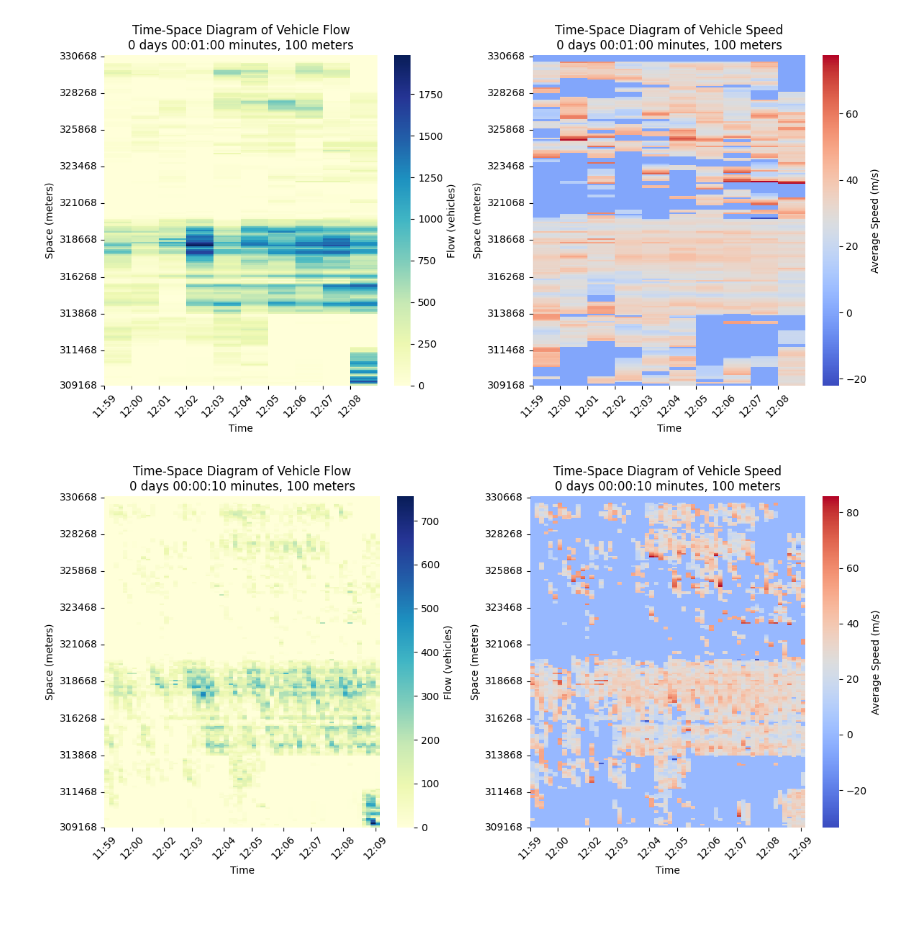
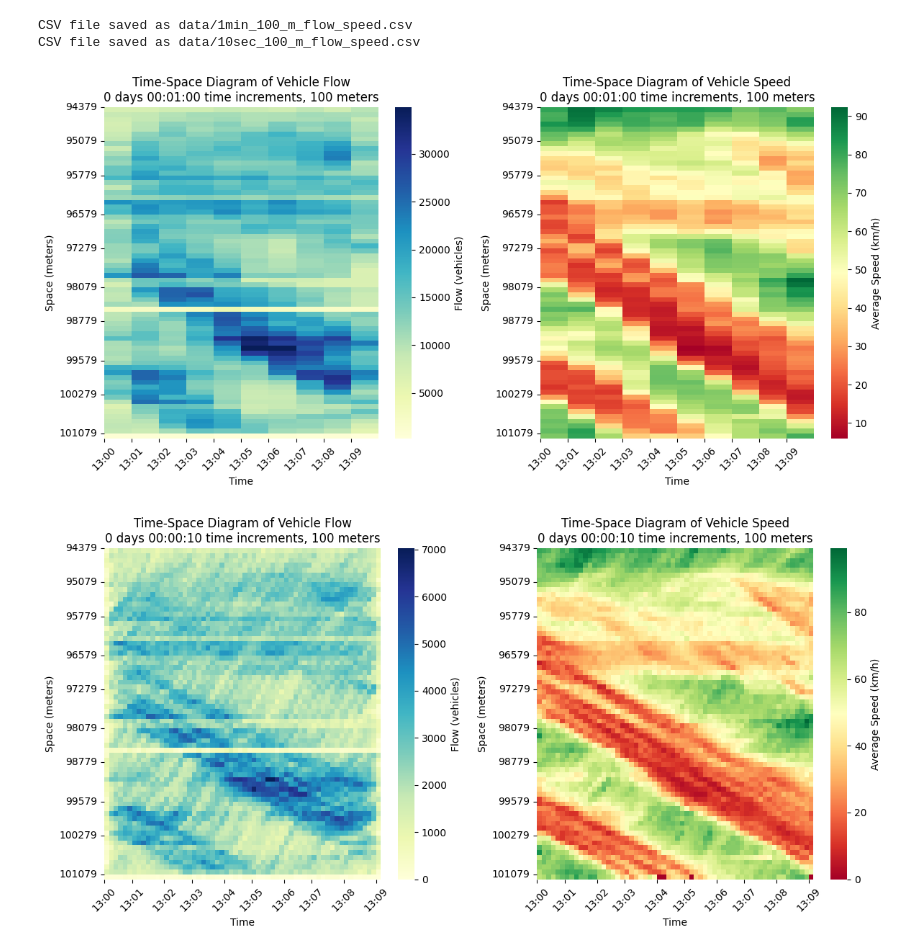
Before and after one commit to woxsao/macroscopic-sim-calibration, a Jupyter notebook: FlowSpeed.ipynb, the cells around one changed output. Drawn from its saved outputs; the diff is of its cells as text; code cells hidden in the pictures; blank space fills up the shorter version.

```diff
--- a/FlowSpeed.ipynb
+++ b/FlowSpeed.ipynb
@@ -59,5 +101,6 @@ def load_trajectories(file_path, trajectory_timeframe = pd.Timedelta(minutes=10)
 # %%
 input_filename = "6386d89efb3ff533c12df167__post10.json"
 file_path = os.path.join("/Users/MonicaChan/Desktop/wu-lab/data_tutorial/11-30-2022/", input_filename)
-westbound_trajectories_10_mins_df = load_trajectories(file_path, pd.Timedelta(minutes=10))
+min_t = pd.to_datetime("2022-11-30 13:00:00.400000095")
+westbound_trajectories_10_mins_df = load_trajectories(file_path, pd.Timedelta(minutes=10), min_t)
 # %% [output]
@@ -81,5 +126,5 @@ Loaded 3455 westbound trajectories.
 # %%
-def get_flow_speed_matrix(df, time_interval=pd.Timedelta(minutes=1), space_interval=100):
+def get_flow_speed_matrix(df, time_interval=pd.Timedelta(minutes=1), space_interval=100, output_filename="output.csv"):
     # Compute min/max for time and space
     t_min, t_max = df["timestamp"].min(), df["timestamp"].max()
     x_min, x_max = df["x_position"].min(), df["x_position"].max()
@@ -114,5 +159,6 @@ def get_flow_speed_matrix(df, time_interval=pd.Timedelta(minutes=1), space_inter
     flow_matrix[:flow_counts.shape[0], :flow_counts.shape[1]] = flow_counts.values
     if speed_means is not None:
         speed_matrix[:speed_means.shape[0], :speed_means.shape[1]] = speed_means.values
-
+    full_filepath = "data/" + output_filename
+    form_csv(flow_matrix, speed_matrix, time_interval, space_interval, t_min, t_max, x_min, x_max, full_filepath)
     return flow_matrix, speed_matrix
@@ -134,40 +199,43 @@ def plot_matrices(flow_matrix, speed_matrix, time_increment, space_increment, t_
     # Create heatmap for flow matrix
     ax1 = plt.subplot(1, 2, 1)
     sns.heatmap(flow_matrix.T, cmap="YlGnBu", xticklabels=time_labels, yticklabels=space_labels[::-1], cbar_kws={'label': 'Flow (vehicles)'})
-    plt.title(f"Time-Space Diagram of Vehicle Flow\n{time_increment} minutes, {space_increment} meters")
+    plt.title(f"Time-Space Diagram of Vehicle Flow\n{time_increment} time increments, {space_increment} meters")
     plt.xlabel("Time")
     plt.ylabel("Space (meters)")
     plt.xticks(time_ticks, time_labels, rotation=45)
     plt.yticks(space_ticks, space_labels)
-    ax1.invert_yaxis()  # Reverse the y-axis
+    # ax1.invert_yaxis()  # Reverse the y-axis
 
     # Plot the speed matrix
     ax2 = plt.subplot(1, 2, 2)
-    sns.heatmap(speed_matrix.T, cmap="coolwarm", xticklabels=time_labels, yticklabels=space_labels[::-1], cbar_kws={'label': 'Average Speed (m/s)'})
-    plt.title(f"Time-Space Diagram of Vehicle Speed\n{time_increment} minutes, {space_increment} meters")
+    sns.heatmap(speed_matrix.T, cmap="RdYlGn",xticklabels=time_labels, yticklabels=space_labels[::-1], cbar_kws={'label': 'Average Speed (km/h)'})
+    plt.title(f"Time-Space Diagram of Vehicle Speed\n{time_increment} time increments, {space_increment} meters")
     plt.xlabel("Time")
     plt.ylabel("Space (meters)")
     plt.xticks(time_ticks, time_labels, rotation=45)
     plt.yticks(space_ticks, space_labels)
-    ax2.invert_yaxis()  # Reverse the y-axis
+    # ax2.invert_yaxis()  # Reverse the y-axis
 
     # Adjust layout and show the plots
     plt.tight_layout()
     plt.show()
 # %%
 # 100m, 1 minute
-flow_1min_100m, speed_1min_100m = get_flow_speed_matrix(westbound_trajectories_10_mins_df, time_interval = pd.Timedelta(minutes=1), space_interval = 100)
+flow_1min_100m, speed_1min_100m = get_flow_speed_matrix(westbound_trajectories_10_mins_df, time_interval = pd.Timedelta(minutes=1), space_interval = 100, output_filename="1min_100_m_flow_speed.csv")
 
 # 100m, 10 sec
-flow_10sec_100m, speed_10sec_100m = get_flow_speed_matrix(westbound_trajectories_10_mins_df, time_interval = pd.Timedelta(seconds=10), space_interval = 100)
+flow_10sec_100m, speed_10sec_100m = get_flow_speed_matrix(westbound_trajectories_10_mins_df, time_interval = pd.Timedelta(seconds=10), space_interval = 100, output_filename="10sec_100_m_flow_speed.csv")
+# %% [output]
+CSV file saved as data/1min_100_m_flow_speed.csv
+CSV file saved as data/10sec_100_m_flow_speed.csv
 # %%
-t_min, t_max = df["timestamp"].min(), df["timestamp"].max()
-x_min, x_max = df["x_position"].min(), df["x_position"].max()
+t_min, t_max = westbound_trajectories_10_mins_df["timestamp"].min(), westbound_trajectories_10_mins_df["timestamp"].max()
+x_min, x_max = westbound_trajectories_10_mins_df["x_position"].min(), westbound_trajectories_10_mins_df["x_position"].max()
 plot_matrices(flow_1min_100m, speed_1min_100m, pd.Timedelta(minutes=1), 100, t_min, t_max, x_min, x_max)
 plot_matrices(flow_10sec_100m, speed_10sec_100m, pd.Timedelta(seconds=10), 100,  t_min, t_max, x_min, x_max)
 # %% [output]
-[figure, old version]
+[figure, new version]
-[figure, old version]
+[figure, new version]
 # %%
 input_filename = "6386d89efb3ff533c12df167__post10.json"
 file_path = os.path.join("/Users/MonicaChan/Desktop/wu-lab/data_tutorial/11-30-2022/", input_filename)
```
Also changed, not shown: parts of 10 cells of this notebook, 2 other files.
